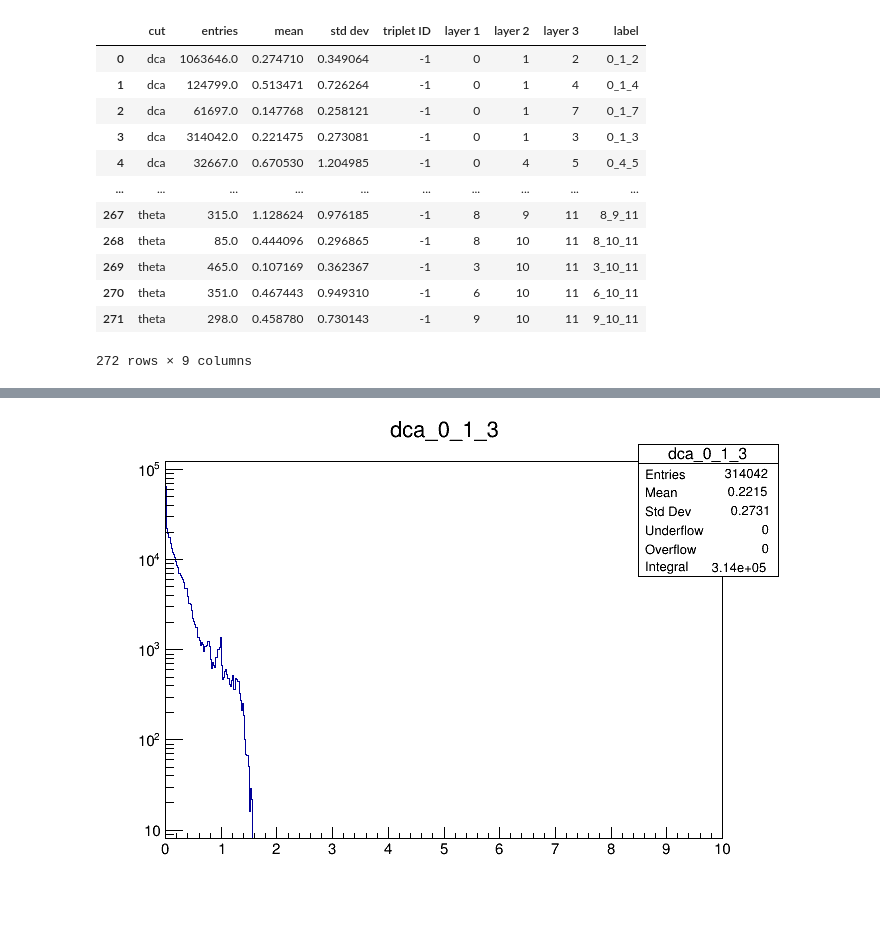
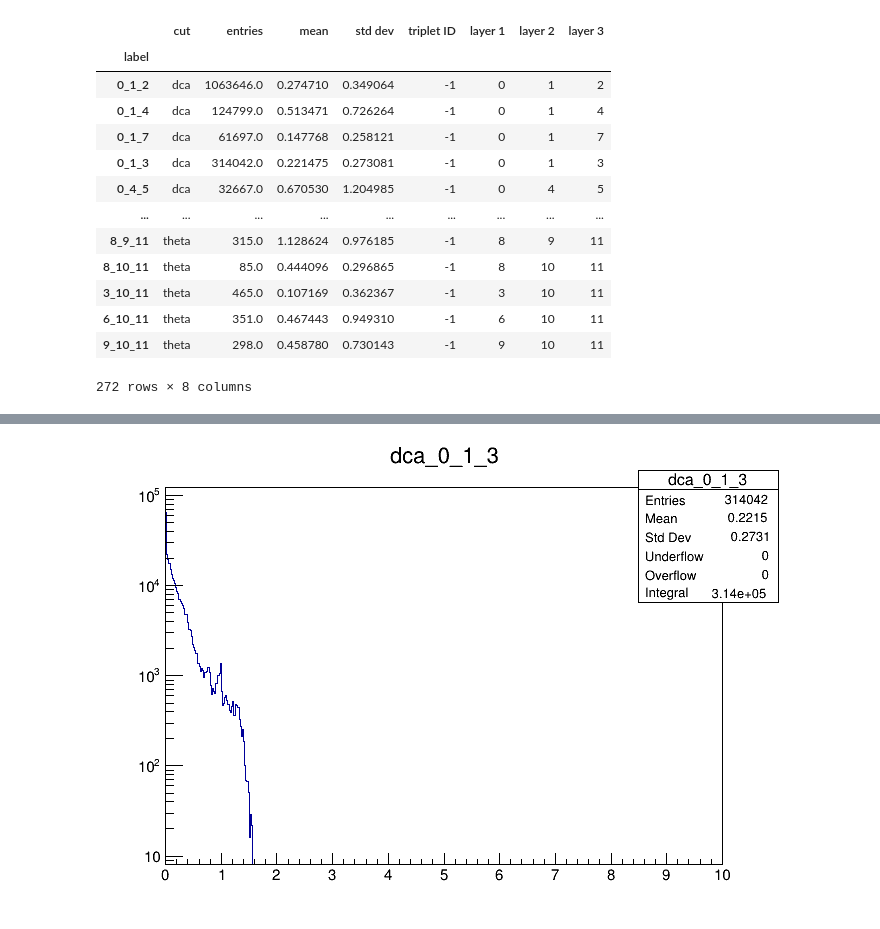
Before and after one commit to CarstenHensel/CAStripTools, a Jupyter notebook: ThetaDCA_Analyzer.ipynb, the cells around one changed output, grey strips where cells are left out. Drawn from its saved outputs; the diff is of its cells as text; code cells hidden in the pictures.

```diff
--- a/ThetaDCA_Analyzer.ipynb
+++ b/ThetaDCA_Analyzer.ipynb
@@ -16,46 +16,48 @@ for key in my_file.GetListOfKeys():
 # loop over all histograms and retrieve mean and std dev
 
 def parse_hist_name(hist_name):
     l1 = l2 = l3 = -1
     cut = "minus one"
     if len(hist_name.split("_")) > 1:
         (cut, l1, l2, l3) = hist_name.split("_")
     return (cut, int(l1), int(l2), int(l3))
 
 df = pd.DataFrame(columns=["cut", "entries", "mean", "std dev", "triplet ID", "layer 1", "layer 2", "layer 3", "label"])
 cuts = ["dca", "theta", "rc", "dcaRc"]
 for hist_name in histograms:
     (cut, layer1, layer2, layer3) = parse_hist_name(hist_name)
     mean = histograms[hist_name].GetMean()
     stddev = histograms[hist_name].GetStdDev()
     entries = histograms[hist_name].GetEntries()
 
     if cut != "minus one":
         df_tmp = pd.DataFrame({"cut": cut,
                                "entries": entries,
                                "mean": mean,
                                "std dev":stddev,
                                "triplet ID":-1,
                                "layer 1": layer1,
                                "layer 2": layer2,
                                "layer 3": layer3,
                                "label": str(layer1) + "_" + str(layer2) + "_" + str(layer3)}, index=[0])
         df = pd.concat([df, df_tmp], ignore_index=True)
+df.set_index("label",drop=True,inplace=True)
 df
 # %% [output]
-|  | cut | entries | mean | std dev | triplet ID | layer 1 | layer 2 | layer 3 | label |
-| 0 | dca | 1063646.0 | 0.274710 | 0.349064 | -1 | 0 | 1 | 2 | 0_1_2 |
-| 1 | dca | 124799.0 | 0.513471 | 0.726264 | -1 | 0 | 1 | 4 | 0_1_4 |
-| 2 | dca | 61697.0 | 0.147768 | 0.258121 | -1 | 0 | 1 | 7 | 0_1_7 |
-| 3 | dca | 314042.0 | 0.221475 | 0.273081 | -1 | 0 | 1 | 3 | 0_1_3 |
-| 4 | dca | 32667.0 | 0.670530 | 1.204985 | -1 | 0 | 4 | 5 | 0_4_5 |
-| ... | ... | ... | ... | ... | ... | ... | ... | ... | ... |
-| 267 | theta | 315.0 | 1.128624 | 0.976185 | -1 | 8 | 9 | 11 | 8_9_11 |
-| 268 | theta | 85.0 | 0.444096 | 0.296865 | -1 | 8 | 10 | 11 | 8_10_11 |
-| 269 | theta | 465.0 | 0.107169 | 0.362367 | -1 | 3 | 10 | 11 | 3_10_11 |
-| 270 | theta | 351.0 | 0.467443 | 0.949310 | -1 | 6 | 10 | 11 | 6_10_11 |
-| 271 | theta | 298.0 | 0.458780 | 0.730143 | -1 | 9 | 10 | 11 | 9_10_11 |
+|  | cut | entries | mean | std dev | triplet ID | layer 1 | layer 2 | layer 3 |
+| label |  |  |  |  |  |  |  |  |
+| 0_1_2 | dca | 1063646.0 | 0.274710 | 0.349064 | -1 | 0 | 1 | 2 |
+| 0_1_4 | dca | 124799.0 | 0.513471 | 0.726264 | -1 | 0 | 1 | 4 |
+| 0_1_7 | dca | 61697.0 | 0.147768 | 0.258121 | -1 | 0 | 1 | 7 |
+| 0_1_3 | dca | 314042.0 | 0.221475 | 0.273081 | -1 | 0 | 1 | 3 |
+| 0_4_5 | dca | 32667.0 | 0.670530 | 1.204985 | -1 | 0 | 4 | 5 |
+| ... | ... | ... | ... | ... | ... | ... | ... | ... |
+| 8_9_11 | theta | 315.0 | 1.128624 | 0.976185 | -1 | 8 | 9 | 11 |
+| 8_10_11 | theta | 85.0 | 0.444096 | 0.296865 | -1 | 8 | 10 | 11 |
+| 3_10_11 | theta | 465.0 | 0.107169 | 0.362367 | -1 | 3 | 10 | 11 |
+| 6_10_11 | theta | 351.0 | 0.467443 | 0.949310 | -1 | 6 | 10 | 11 |
+| 9_10_11 | theta | 298.0 | 0.458780 | 0.730143 | -1 | 9 | 10 | 11 |
-272 rows × 9 columns
+272 rows × 8 columns
 # %%
 plt.plot( df.loc[df["cut"]=="dca","mean"])
 # %% [output]
```
Also changed, not shown: parts of 9 cells of this notebook.
